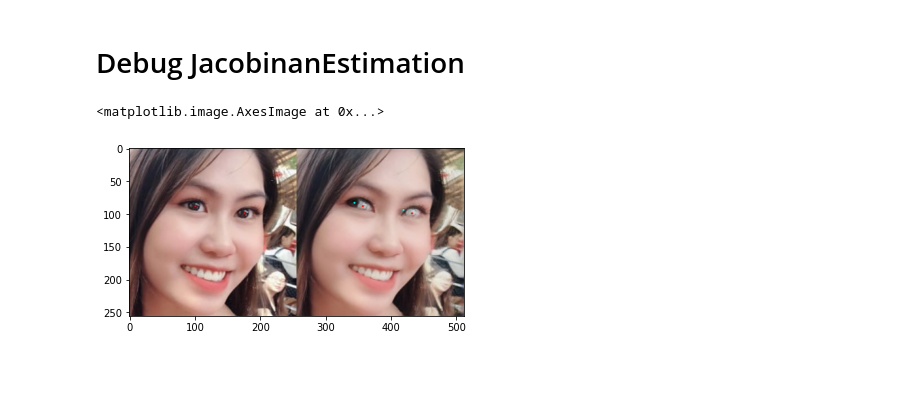
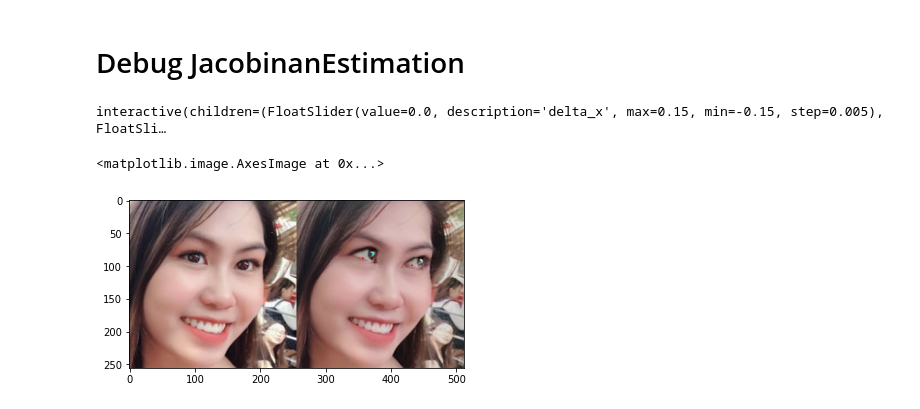
Before and after one commit to vuthede/first-order-model-implementation, a Jupyter notebook: analysis.ipynb, the cells around one changed output. Drawn from its saved outputs; the diff is of its cells as text; code cells hidden in the pictures; blank space fills up the shorter version.

Commit message:
add thin plate spline motion

```diff
--- a/analysis.ipynb
+++ b/analysis.ipynb
@@ -21,7 +21,7 @@ device = 'cuda'
 def load_model(ckpt):
     checkpoint = torch.load(ckpt, map_location=device)
      # Model here
-    dense_motion_params = {"block_expansion":64, "max_features": 1024, "num_blocks":5, "scale_factor":0.25, "using_first_order_motion":False}
+    dense_motion_params = {"block_expansion":64, "max_features": 1024, "num_blocks":5, "scale_factor":0.25, "using_first_order_motion":False,"using_thin_plate_spline_motion":True}
     G = OcclusionAwareGenerator(num_channels=3, num_kp=2, block_expansion=64, max_features=512, num_down_blocks=2,
                  num_bottleneck_blocks=6, estimate_occlusion_map=True, dense_motion_params=dense_motion_params, estimate_jacobian=True)
 
@@ -76,8 +76,8 @@ def synthize_kp_driving(kp_src, delta_x=None, delta_y=None):
     if delta_y is  None:
         delta_y = np.random.uniform(-0.15, 0.15)
 
-    kp_driving["value"][:,:,0] = kp_driving["value"][:,:,0] + delta_x
-    kp_driving["value"][:,:,1] = kp_driving["value"][:,:,1] + delta_y
+    kp_driving["value"][:,-2:,0] = kp_driving["value"][:,-2:,0] + delta_x
+    kp_driving["value"][:,-2:,1] = kp_driving["value"][:,-2:,1] + delta_y
     return kp_driving
 
 
@@ -87,7 +87,9 @@ from skimage import io, img_as_float32
 # ckpt = "checkpoints/motion_iris/11.pth.tar"
 # ckpt = "checkpoints/motion_iris_fix_motion_equation/15.pth.tar"
 # ckpt = "checkpoints/motion_iris_fix_motion_test/8.pth.tar"
-ckpt = "checkpoints/motion_iris_fix_motion_test_zero_order_motion/20.pth.tar"
+# ckpt = "checkpoints/motion_iris_fix_motion_test_zero_order_motion/20.pth.tar"
+ckpt = "checkpoints/motion_iris_thin_plate_spline_motion/20.pth.tar"
+
 
 G = load_model(ckpt = ckpt)
 G.eval()
@@ -110,7 +112,14 @@ def synthesize_image(src_path, delta_x, delta_y):
     src = cv2.resize(src, (256, 256)) #BxCxDxH,W
     src = src/255.0
     x  = np.transpose(src, (2,0,1)) # 3x256x256
-    kp_src = {"value": torch.FloatTensor([[-0.2136181,-0.31389177],[0.373667,-0.22871798]])}
+    kp_src = {"value": torch.FloatTensor([[-0.6569526,  -0.4652962 ],
+                                            [-0.8053093,   0.41196918],
+                                            [-0.09422648,  0.94234025],
+                                            [ 0.45966482,  0.46068788],
+                                            [ 0.6399733,  -0.2717154 ],
+                                            [ 0.14487517,  0.18668795],
+                                            [-0.2136181,  -0.31389177],
+                                            [ 0.373667,   -0.22871798]])}
 
 
     x = torch.FloatTensor(x)
@@ -212,6 +217,7 @@ torch.max(h_d)
 # %%
 heatmap
 # %%
+
 from ipywidgets import interact, interactive, fixed, interact_manual, Image
 import cv2
 
@@ -224,12 +230,14 @@ def synthesize(delta_x, delta_y):
     widget = Image(value=img_bytes, format='png')
     return (widget)
     # return x
+# %% [output]
+interactive(children=(FloatSlider(value=0.0, description='delta_x', max=0.15, min=-0.15, step=0.005), FloatSli…
 # %%
-img, predictions = synthesize_image(src_path="trinh.png", delta_x=-0.10, delta_y=-0.04)
+img, predictions = synthesize_image(src_path="trinh.png", delta_x=0.12, delta_y=-0.04)
 plt.imshow(img)
 # %% [output]
 <matplotlib.image.AxesImage at 0x...>
-[figure, old version]
+[figure, new version]
 # %%
 motion = predictions["sparse_motion"]
 print(motion.shape)
```
Also changed, not shown: parts of 5 cells of this notebook, 6 other files.
